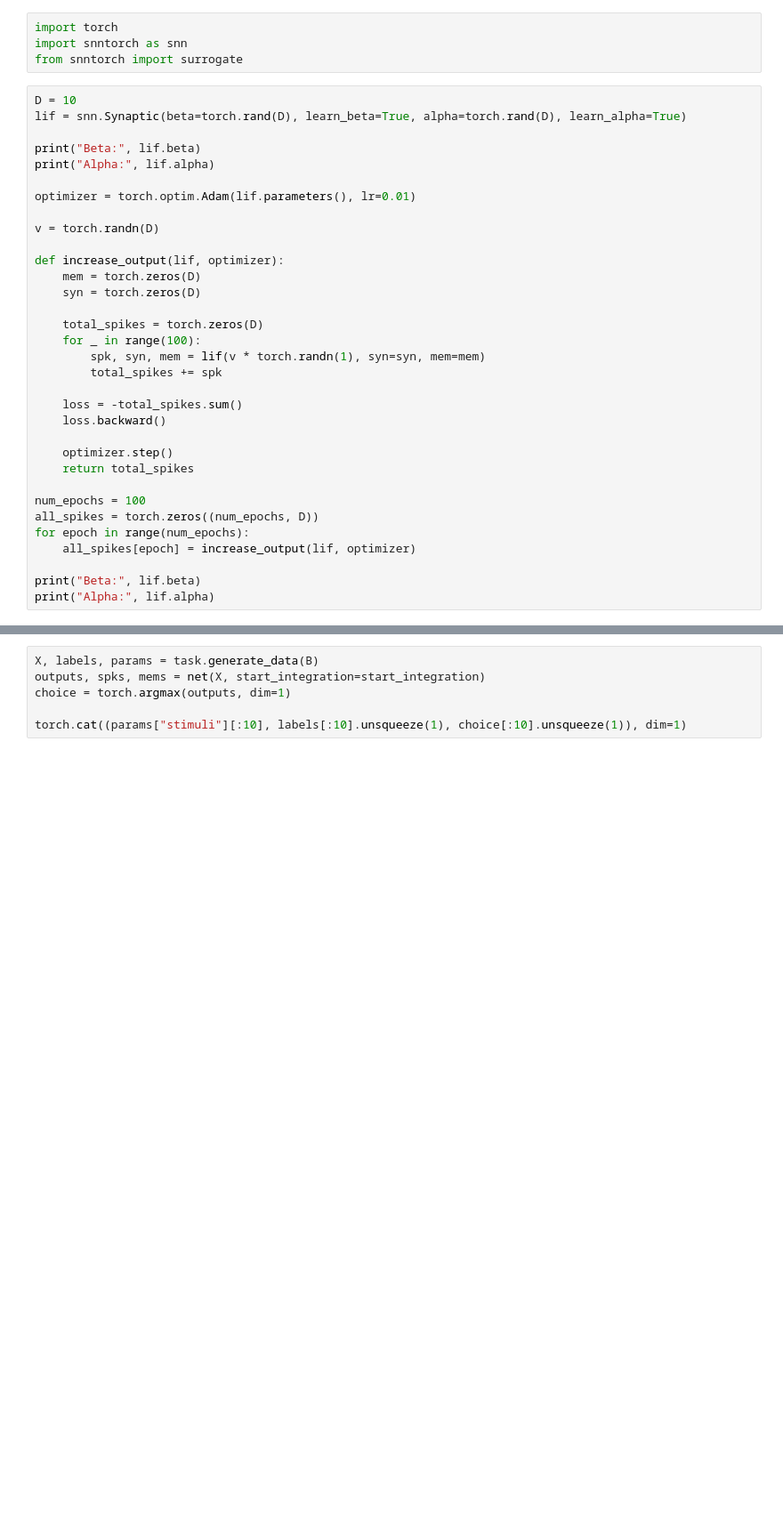
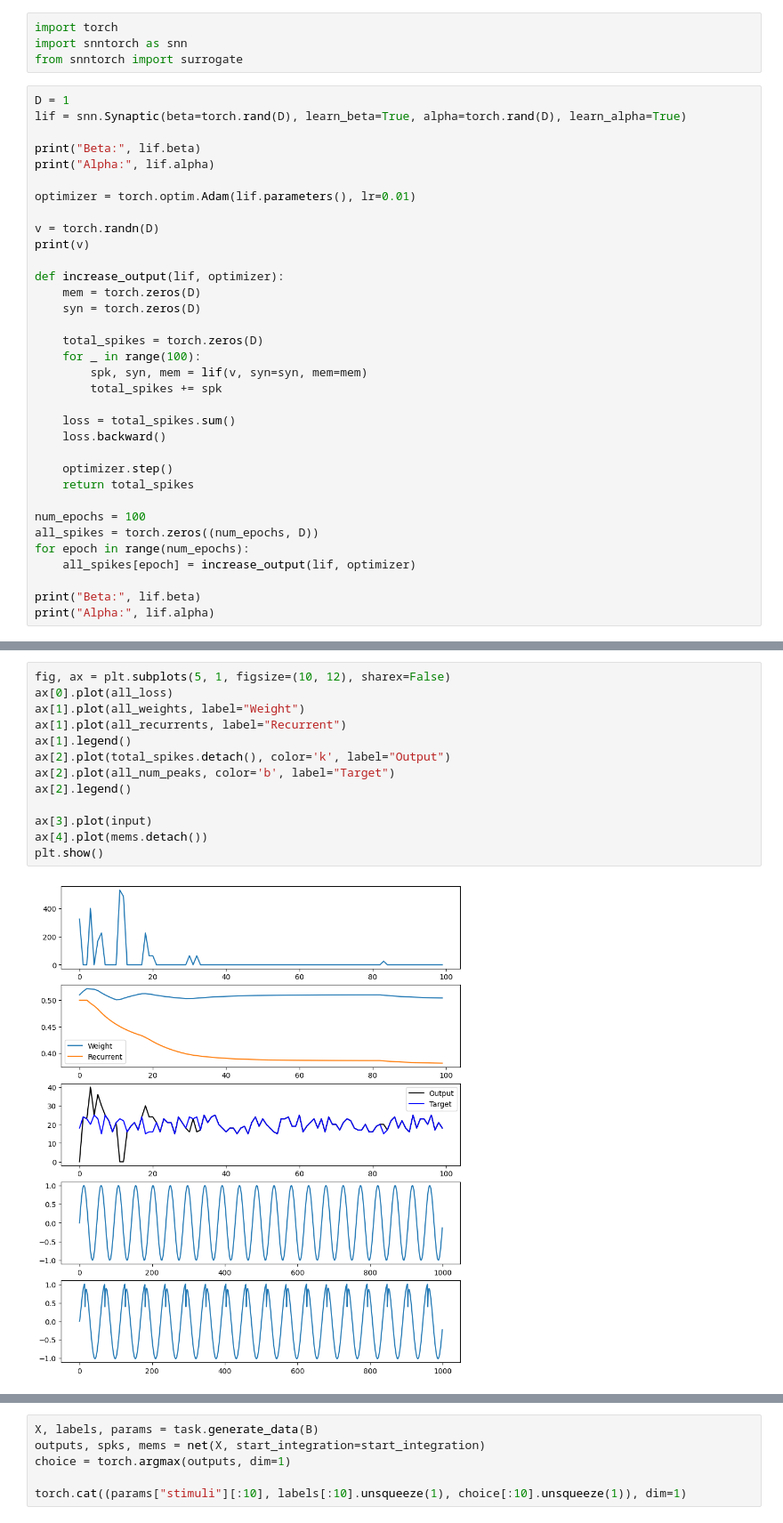
Before and after one commit to landoskape/mcn2024-psets, a Jupyter notebook: intrinsic-excitability/threshold-detection.ipynb, the cells around one changed output, grey strips where cells are left out. Shown at 89% size. Cells and saved outputs as stored; diff of their text form; blank space fills up the shorter version.

```diff
--- a/intrinsic-excitability/threshold-detection.ipynb
+++ b/intrinsic-excitability/threshold-detection.ipynb
@@ -15,7 +17,7 @@ import torch
 import snntorch as snn
 from snntorch import surrogate
 # %%
-D = 10
+D = 1
 lif = snn.Synaptic(beta=torch.rand(D), learn_beta=True, alpha=torch.rand(D), learn_alpha=True)
 
 print("Beta:", lif.beta)
@@ -24,6 +26,7 @@ print("Alpha:", lif.alpha)
 optimizer = torch.optim.Adam(lif.parameters(), lr=0.01)
 
 v = torch.randn(D)
+print(v)
 
 def increase_output(lif, optimizer):
     mem = torch.zeros(D)
@@ -31,10 +34,10 @@ def increase_output(lif, optimizer):
 
     total_spikes = torch.zeros(D)
     for _ in range(100):
-        spk, syn, mem = lif(v * torch.randn(1), syn=syn, mem=mem)
+        spk, syn, mem = lif(v, syn=syn, mem=mem)
         total_spikes += spk
 
-    loss = -total_spikes.sum()
+    loss = total_spikes.sum()
     loss.backward()
 
     optimizer.step()
@@ -62,0 +118,15 @@ tensor([-0.9855, -0.6812,  1.6853,  1.7852, -0.4389, -0.6459, -0.9777,  0.5952,
+# %%
+fig, ax = plt.subplots(5, 1, figsize=(10, 12), sharex=False)
+ax[0].plot(all_loss)
+ax[1].plot(all_weights, label="Weight")
+ax[1].plot(all_recurrents, label="Recurrent")
+ax[1].legend()
+ax[2].plot(total_spikes.detach(), color='k', label="Output")
+ax[2].plot(all_num_peaks, color='b', label="Target")
+ax[2].legend()
+
+ax[3].plot(input)
+ax[4].plot(mems.detach())
+plt.show()
+# %% [output]
+[figure, added]
```
Also changed, not shown: parts of 10 cells of this notebook, 6 other files.
